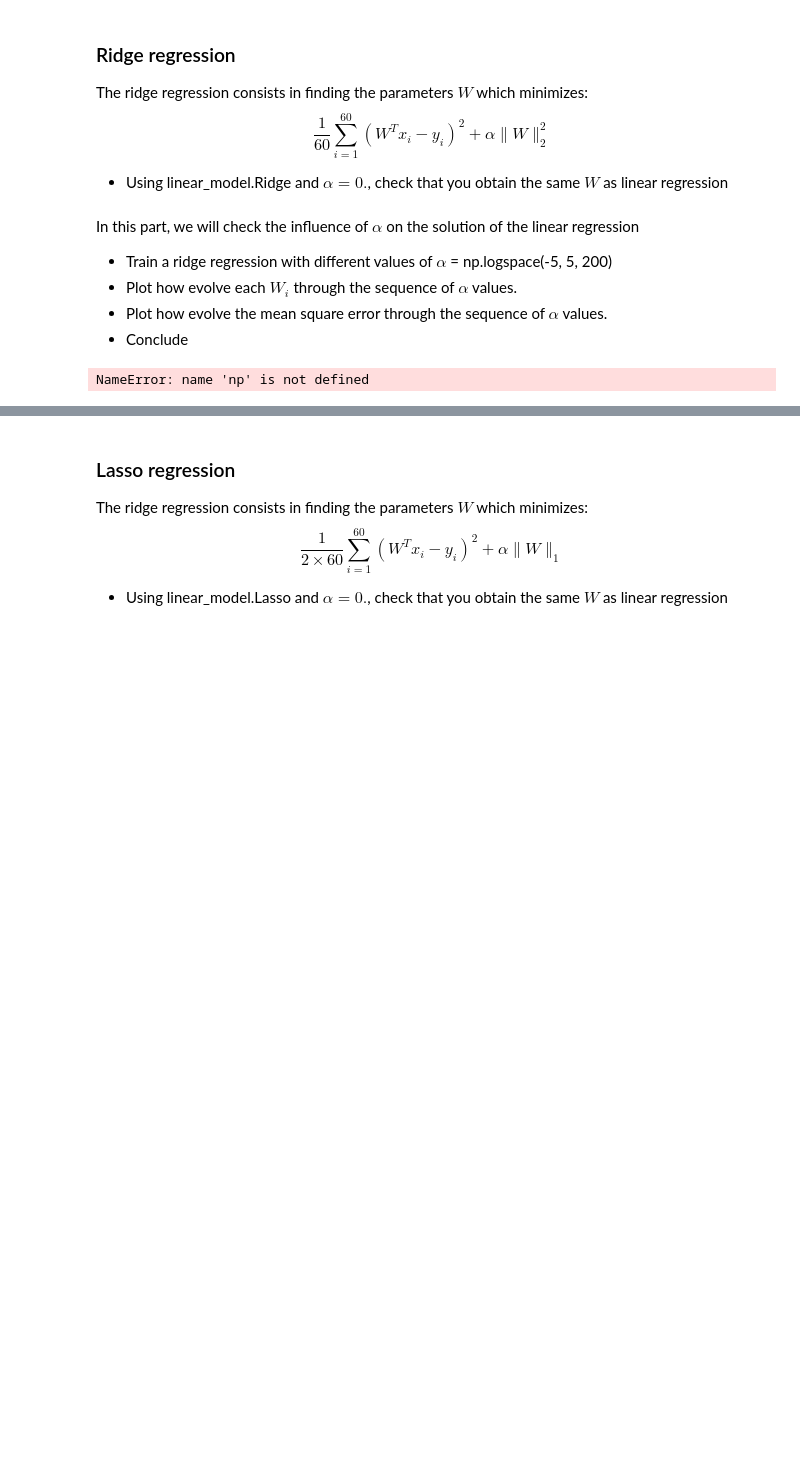
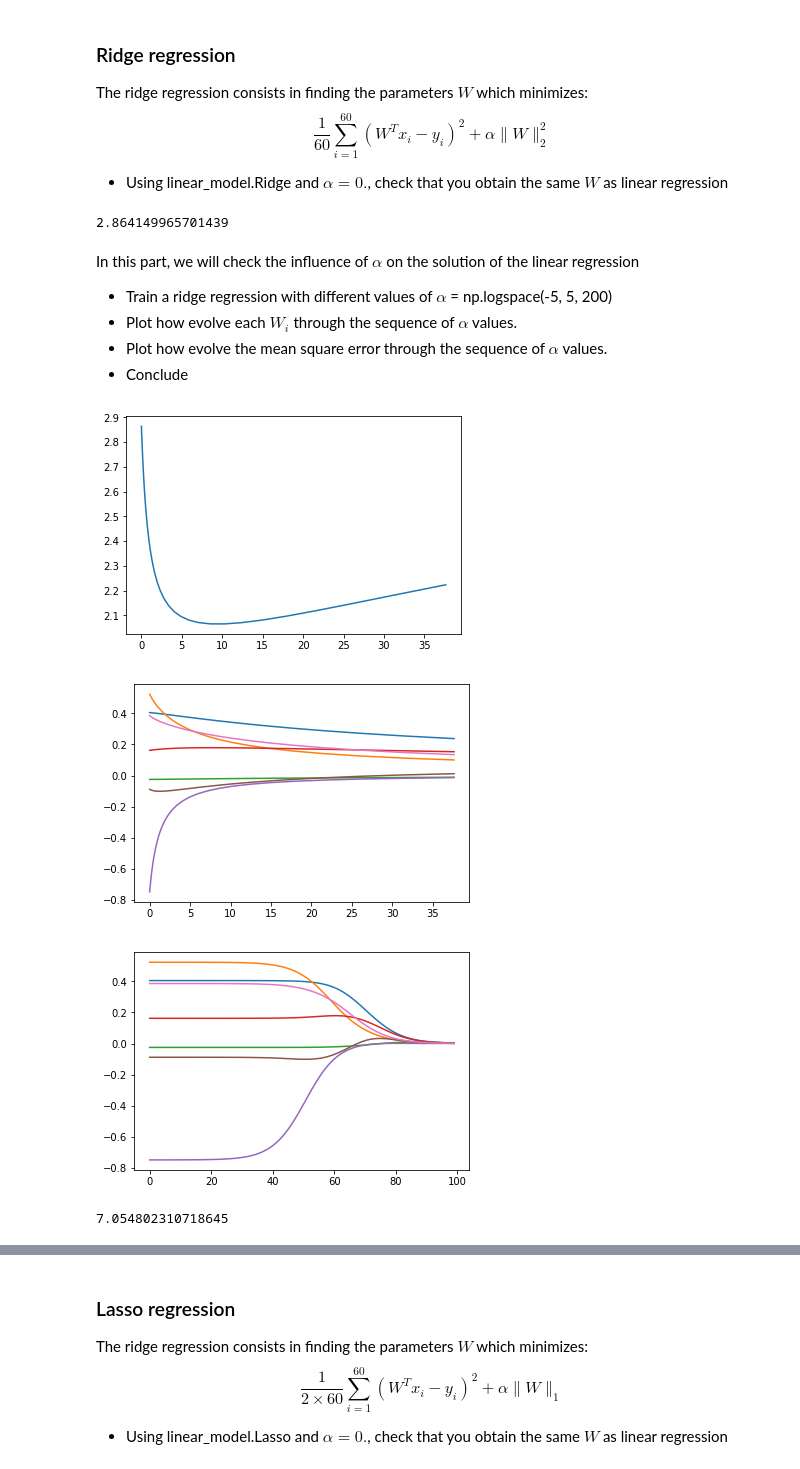
Before and after one commit to wint3ria/discriminative-methods, a Jupyter notebook: TP02/TP02.ipynb, the cells around one changed output, grey strips where cells are left out. Cells and saved outputs as stored; diff of their text form; code cells hidden in the pictures; blank space fills up the shorter version.

Commit message:
tp02: Add first version of this practical, on lasso/ridge regressions

```diff
--- a/TP02/TP02.ipynb
+++ b/TP02/TP02.ipynb
@@ -54,3 +60,8 @@ $$W = (X X^T)^{-1}X Y$$
 Compute the vector $W$ wich minimize $E(W)$ :
 - Compute $w$ using the exact solution
 - Compute the error on test data
+# %%
+X = np.ones((xtrain.shape[0] + 1, xtrain.shape[1]))
+X[1:,:] = xtrain
+
+W = np.linalg.inv(X @ X.T) @ X @ ytrain
@@ -57,2 +76,7 @@ Compute the vector $W$ wich minimize $E(W)$ :
 # %% [markdown]
 - Check that you obtain the same $W$ with sklean.linear_model.LinearRegression?
+# %%
+from sklearn.linear_model import LinearRegression
+
+lr = LinearRegression()
+lr.fit(xtrain.T, ytrain)
@@ -63,6 +93,13 @@ The ridge regression consists in finding the parameters $W$ which minimizes:
 $$\frac{1}{60}\sum_{i=1}^{60}\left(W^T x_i - y_i\right)^2 + \alpha \|W\|_2^2$$
 
 - Using linear_model.Ridge and $\alpha = 0.$, check that you obtain the same $W$ as linear regression
+# %%
+from sklearn.linear_model import Ridge
+rr = Ridge(alpha=0)
+rr.fit(xtrain.T, ytrain)
+print(np.mean((rr.predict(Xtest.T) - Ytest) ** 2))
+# %% [output]
+2.864149965701439
 # %% [markdown]
 In this part, we will check the influence of $\alpha$ on the solution of the linear regression
 
@@ -70,8 +107,35 @@ In this part, we will check the influence of $\alpha$ on the solution of the lin
 - Plot how evolve each $W_i$ through the sequence of $\alpha$ values.
 - Plot how evolve the mean square error through the sequence of $\alpha$ values.
 - Conclude
-# %%
-alphas = np.logspace(-4, 2, 100)
-...
-# %% [output]
-NameError: name 'np' is not defined
+# %%
+alphas = np.logspace(-4, 4, 100)
+Ws = []
+errors_ridge = []
+for a in alphas:
+    rr = Ridge(alpha=a)
+    rr.fit(xtrain.T, ytrain)
+    Ws.append(rr.coef_)
+    errors_ridge.append(np.mean((rr.predict(Xtest.T) - Ytest) ** 2))
+
+plt.plot(alphas[:70], errors_ridge[:70])
+plt.show()
+
+for i in range(len(Ws[0])):
+    l = [W[i] for W in Ws]
+    plt.plot(alphas[:70], l[:70])
+
+plt.show()
+
+for i in range(len(Ws[0])):
+    l = [W[i] for W in Ws]
+    plt.plot(l)
+
+plt.show()
+# %% [output]
+[figure, added]
+[figure, added]
+[figure, added]
+# %%
+print(alphas[60])
+# %% [output]
+7.054802310718645
```
Also changed, not shown: parts of 13 cells of this notebook.
